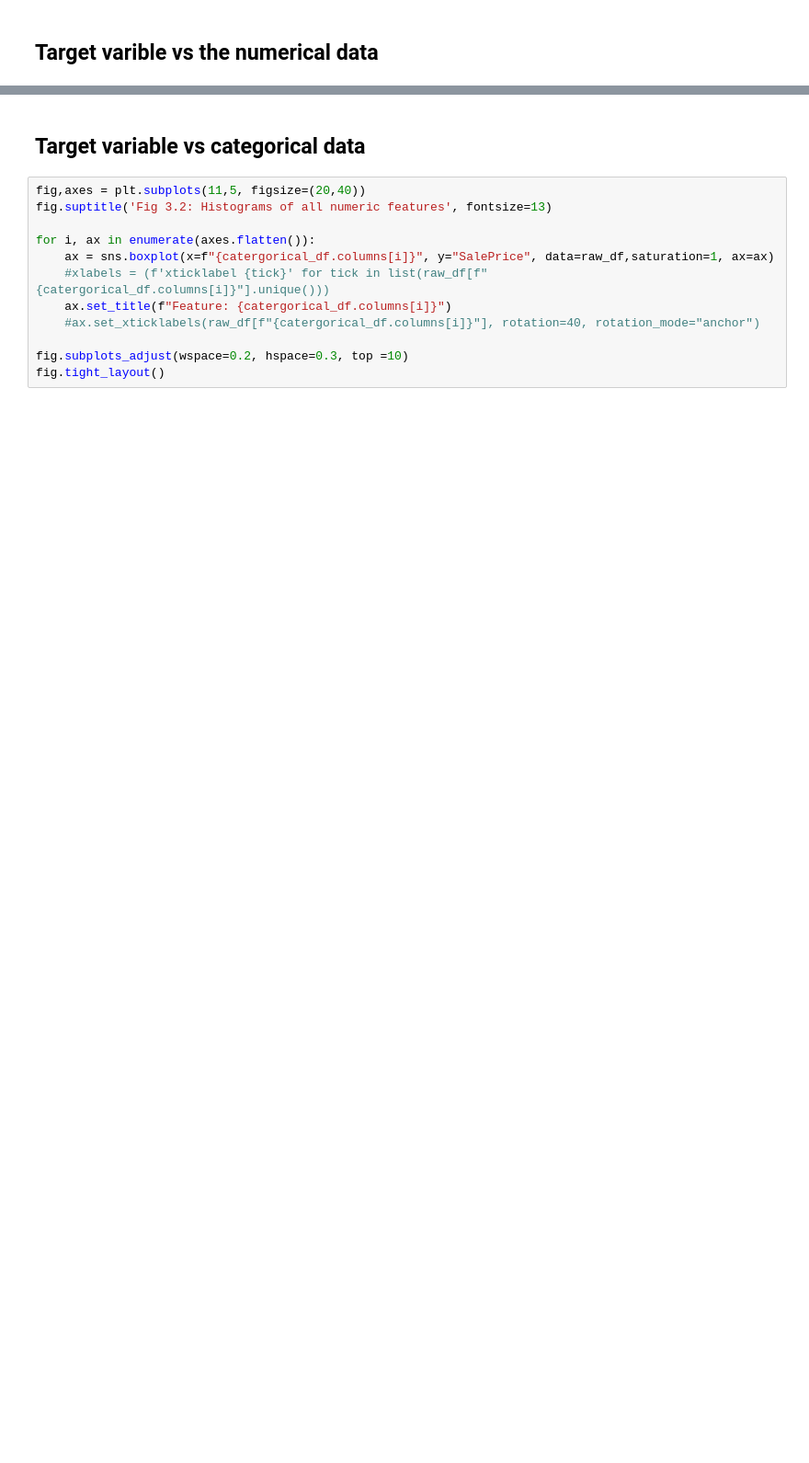
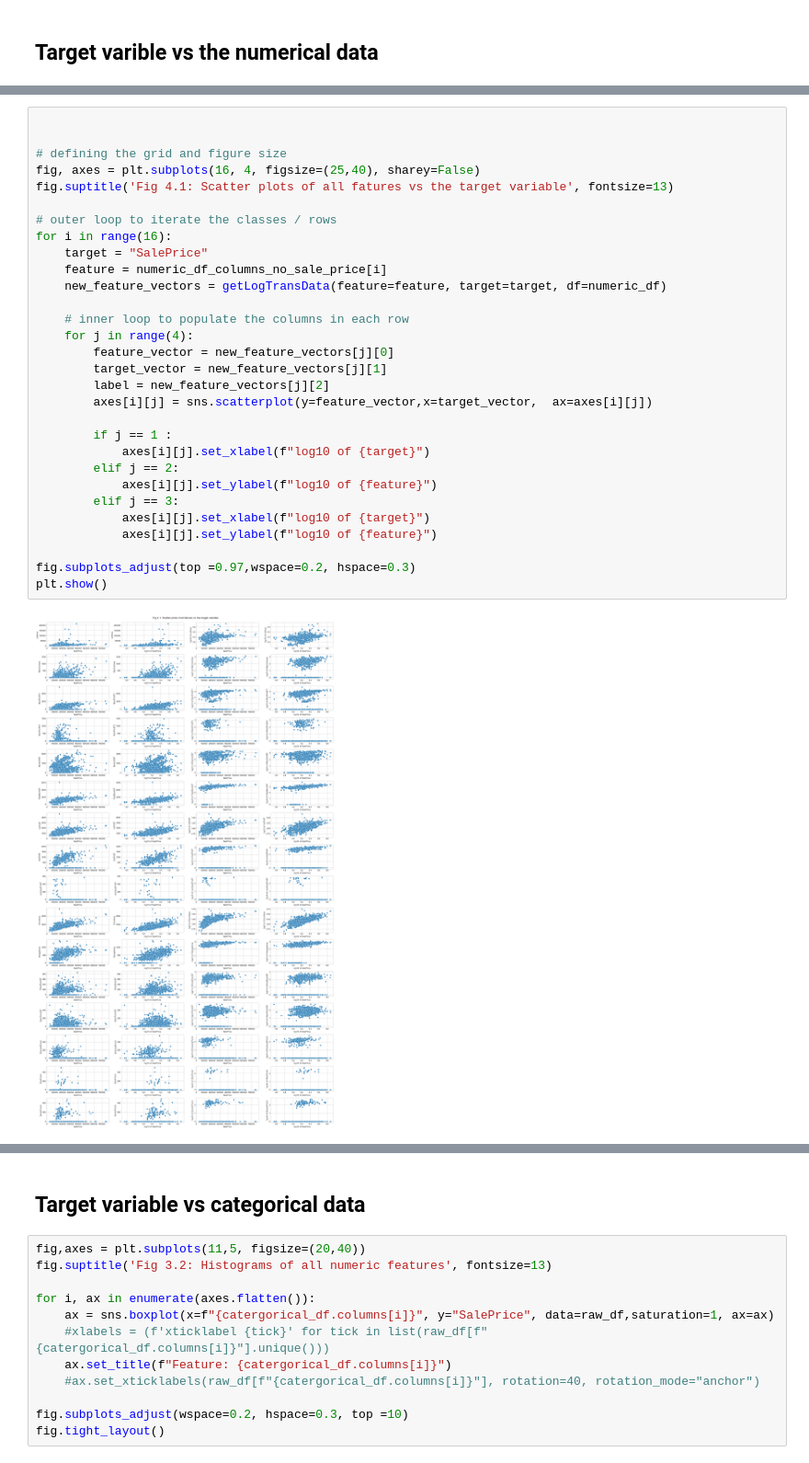
Before and after one commit to Murotiwamambo/House-Price-Predicitions, a Jupyter notebook: Exploratory Data Analysis.ipynb, the cells around one changed output, grey strips where cells are left out. Shown at 92% size. Drawn from its saved outputs; the diff is of its cells as text; blank space fills up the shorter version.

Commit message:
described the relationship between the numeric features and the target variable

```diff
--- a/Exploratory Data Analysis.ipynb
+++ b/Exploratory Data Analysis.ipynb
@@ -485 +527,33 @@ The rest of the categorical features are severely imbalanced. Therefore, we will
+# %%
+
+
+# defining the grid and figure size
+fig, axes = plt.subplots(16, 4, figsize=(25,40), sharey=False)
+fig.suptitle('Fig 4.1: Scatter plots of all fatures vs the target variable', fontsize=13)
+
+# outer loop to iterate the classes / rows
+for i in range(16):
+    target = "SalePrice"
+    feature = numeric_df_columns_no_sale_price[i]
+    new_feature_vectors = getLogTransData(feature=feature, target=target, df=numeric_df)
+
+    # inner loop to populate the columns in each row
+    for j in range(4):
+        feature_vector = new_feature_vectors[j][0]
+        target_vector = new_feature_vectors[j][1]
+        label = new_feature_vectors[j][2]
+        axes[i][j] = sns.scatterplot(y=feature_vector,x=target_vector,  ax=axes[i][j])
+
+        if j == 1 :
+            axes[i][j].set_xlabel(f"log10 of {target}")
+        elif j == 2:
+            axes[i][j].set_ylabel(f"log10 of {feature}")
+        elif j == 3:
+            axes[i][j].set_xlabel(f"log10 of {target}")
+            axes[i][j].set_ylabel(f"log10 of {feature}")
+
+fig.subplots_adjust(top =0.97,wspace=0.2, hspace=0.3)
+plt.show()
+# %% [output]
+[figure, added]
 # %%
```
Also changed, not shown: parts of 5 cells of this notebook.
